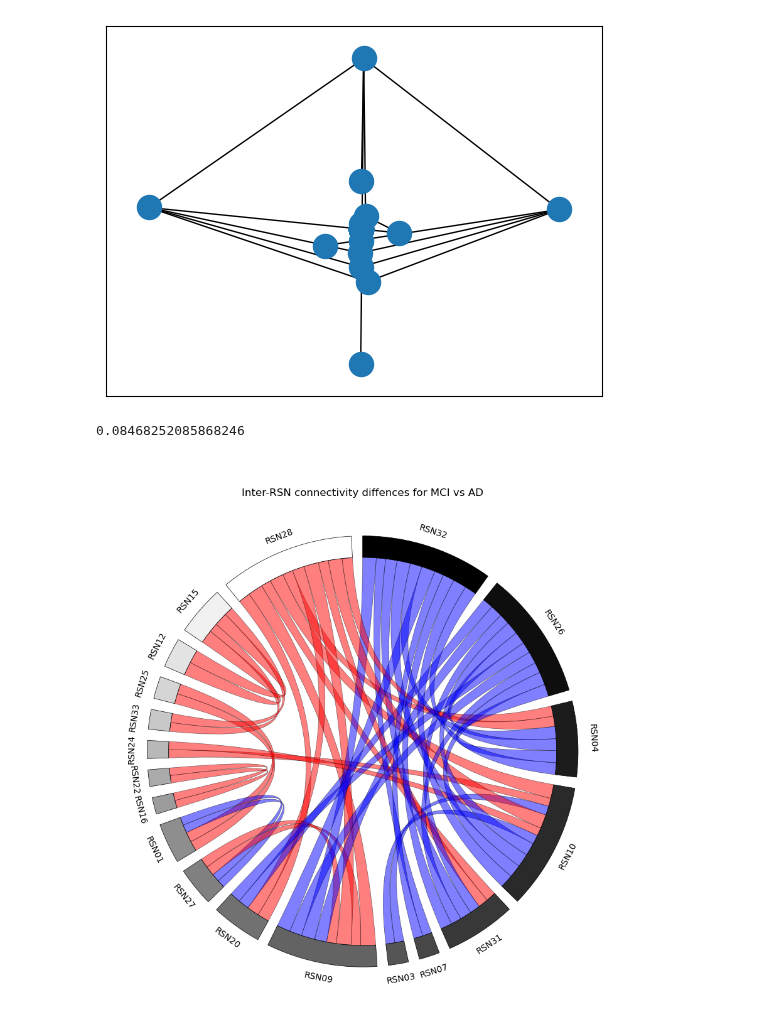
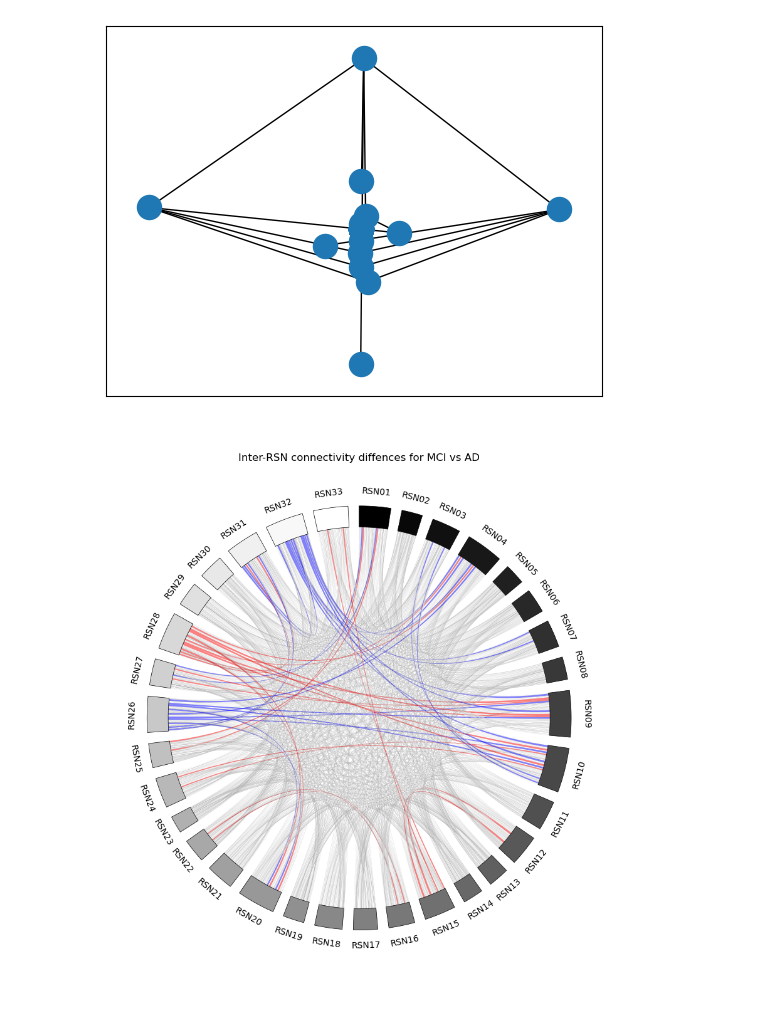
Before and after one commit to jonathan-legrand/bold-dementia, a Jupyter notebook: notebooks/create_graph.ipynb, the cells around one changed output. Cells and saved outputs as stored; diff of their text form; code cells hidden in the pictures.

```diff
--- a/notebooks/create_graph.ipynb
+++ b/notebooks/create_graph.ipynb
@@ -83,61 +83,57 @@ nx.draw_networkx_edges(
 plt.draw()
 # %% [output]
 [figure]
-# %%
-.loc[source, val]
-# %% [output]
-0.08468252085868246
 # %%
 matrix_df = pd.DataFrame(thresholded_t, index=atlas.labels, columns=atlas.labels)
-#pd.DataFrame(tstats,index=atlas.labels, columns=atlas.labels)
+ot = pd.DataFrame(tstats, index=atlas.labels, columns=atlas.labels)
 
-positive_links = []
-negative_links = []
+links = []
 msk = []
 
 for source, row in matrix_df.iterrows():
-    for val in row[row > 0].index.values:
-        positive_links.append(
-            (source, val, "red")
-        )
+    for target_rsn, val in row.items():
+        if val > 0:
+            colour = "red"
+        elif val < 0:
+            colour = "blue"
+        elif val == 0:
+            colour = "white"
 
-    for val in row[row < 0].index.values:
-        negative_links.append(
-            (source, val, "blue")
+        links.append(
+            (source, target_rsn, colour)
         )
 
     msk.append(any(row.values != 0))
 
-
-matrix_df = matrix_df.loc[msk, msk]
+#matrix_df = matrix_df.loc[msk, msk]
 
 
 # Sort df to group positive and negative networks together
-sort_idx = matrix_df.sum().sort_values().index
-matrix_df = matrix_df.loc[sort_idx, sort_idx]
+#sort_idx = matrix_df.sum().sort_values().index
+#matrix_df = matrix_df.loc[sort_idx, sort_idx]
 # %%
 from pycirclize import Circos
 import pandas as pd
 
-md = np.abs(matrix_df)
+md = np.abs(ot)
 
 # Initialize from matrix (Can also directly load tsv matrix file)
 circos = Circos.initialize_from_matrix(
     md,
     space=3,
     cmap="gray",
-    link_cmap=positive_links + negative_links,
+    link_cmap=links,
     ticks_kws={"label_size": 2},
     #label_kws=dict(size=10, adjust_rotation=False, r=110),
-    link_kws=dict(ec="black", lw=0.5),
+    #link_kws=dict(ec="black", lw=0.5),
     r_lim=(90, 100)
 )
 
 fig = circos.plotfig()
 fig.suptitle(
     "Inter-RSN connectivity diffences for MCI vs AD",
     y=1.01
 )
 plt.show()
 # %% [output]
-[figure, old version]
+[figure, new version]
```
